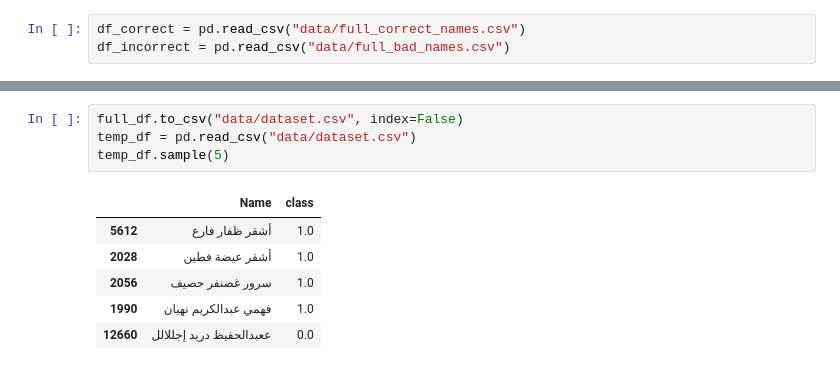
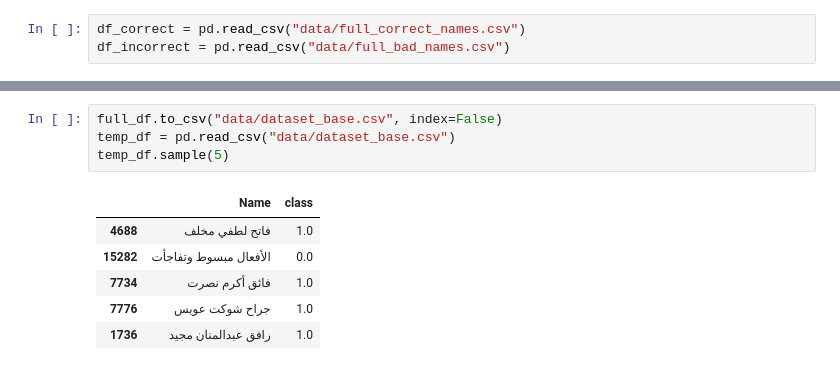
Before and after one commit to moaaztaha/Arabic-Name-Identification, a Jupyter notebook: Generating dataset.ipynb, the cells around one changed output, grey strips where cells are left out. Cells and saved outputs as stored; diff of their text form.

```diff
--- a/Generating dataset.ipynb
+++ b/Generating dataset.ipynb
@@ -254,12 +276,12 @@ full_df
 20000 rows × 2 columns
 # %%
-full_df.to_csv("data/dataset.csv", index=False)
-temp_df = pd.read_csv("data/dataset.csv")
+full_df.to_csv("data/dataset_base.csv", index=False)
+temp_df = pd.read_csv("data/dataset_base.csv")
 temp_df.sample(5)
 # %% [output]
 |  | Name | class |
-| 5612 | أشقر ظفار فارع | 1.0 |
-| 2028 | أشقر عيضة فطين | 1.0 |
-| 2056 | سرور غضنفر حصيف | 1.0 |
-| 1990 | فهمي عبدالكريم نهيان | 1.0 |
-| 12660 | ععبدالحفيظ دريد إجللالل | 0.0 |
+| 4688 | فاتح لطفي مخلف | 1.0 |
+| 15282 | الأفعال مبسوط وتفاجأت | 0.0 |
+| 7734 | فائق أكرم نصرت | 1.0 |
+| 7776 | جراح شوكت عويس | 1.0 |
+| 1736 | رافق عبدالمنان مجيد | 1.0 |
```
Also changed, not shown: parts of 16 cells of this notebook, 14 other files.
